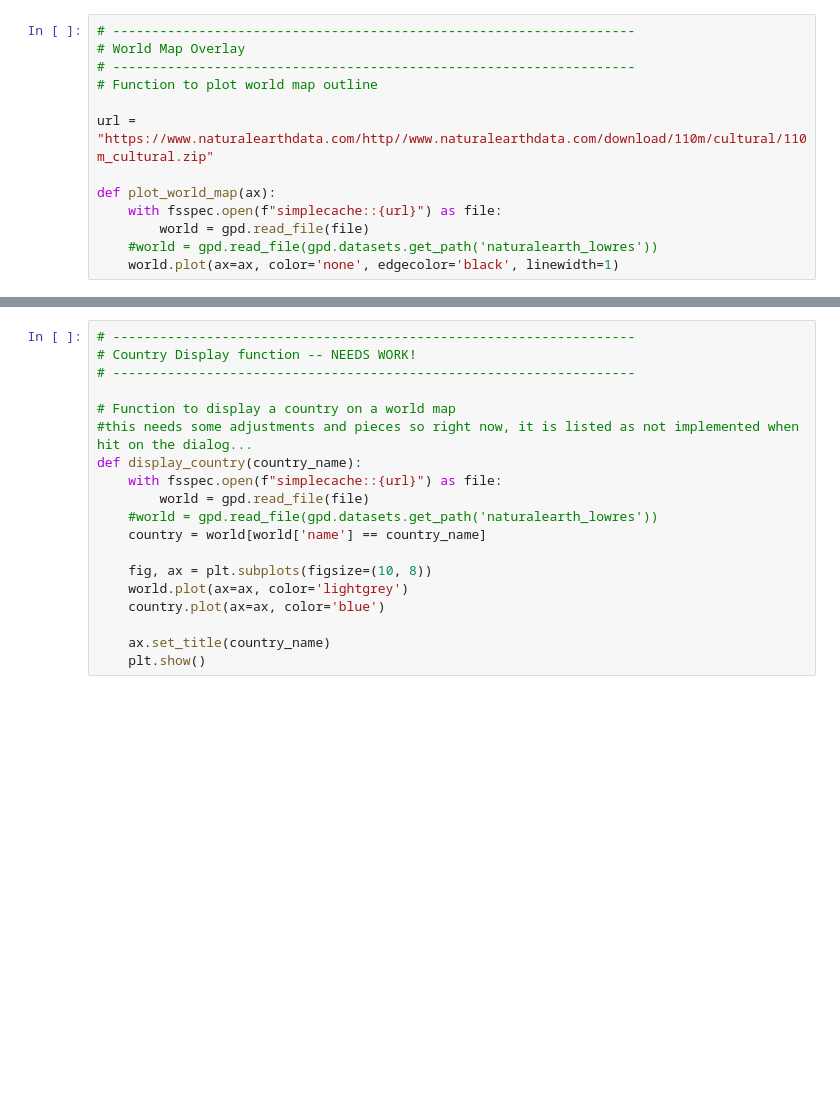
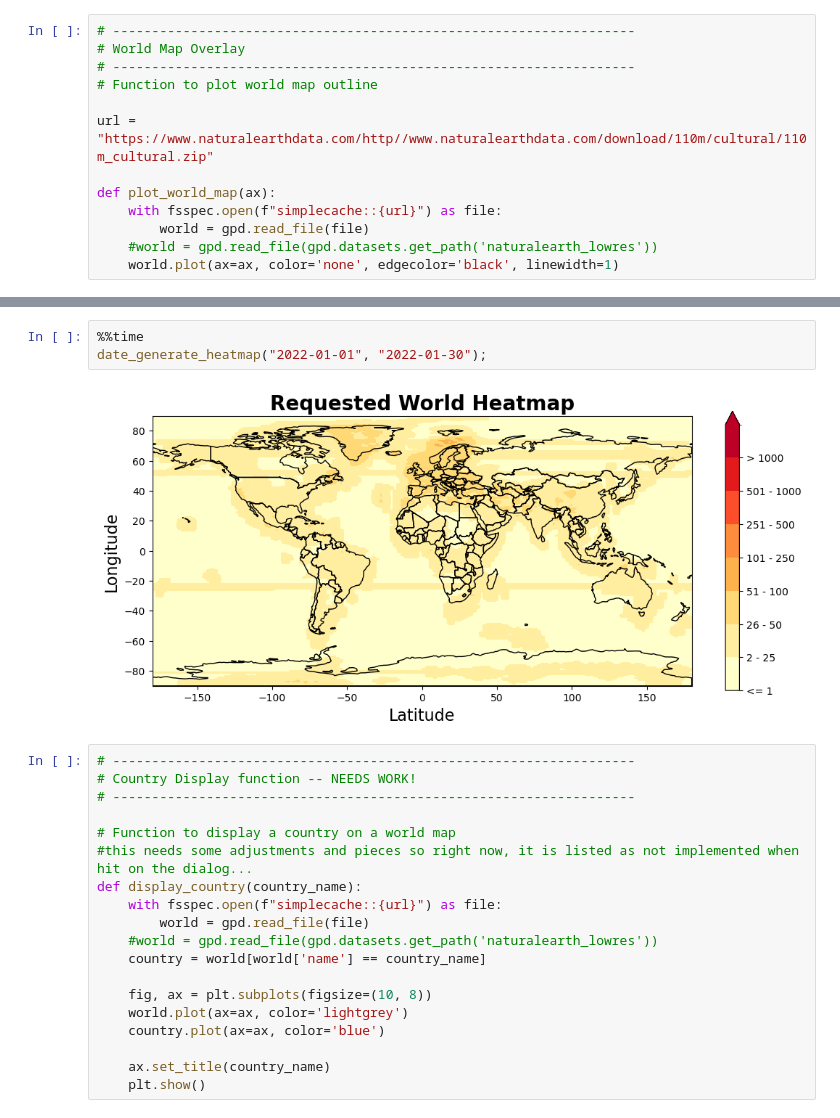
Before and after one commit to YaliWang2019/ASF-Heatmaps, a Jupyter notebook: HMWin_Update.ipynb, the cells around one changed output, grey strips where cells are left out. Cells and saved outputs as stored; diff of their text form; blank space fills up the shorter version.

```diff
--- a/HMWin_Update.ipynb
+++ b/HMWin_Update.ipynb
@@ -38,3 +362,8 @@ def plot_world_map(ax):
+# %%
+%%time
+date_generate_heatmap("2022-01-01", "2022-01-30");
+# %% [output]
+[figure, added]
 # %%
 # -------------------------------------------------------------------
 # Country Display function -- NEEDS WORK!
```
Also changed, not shown: parts of 21 cells of this notebook, 4 other files.
